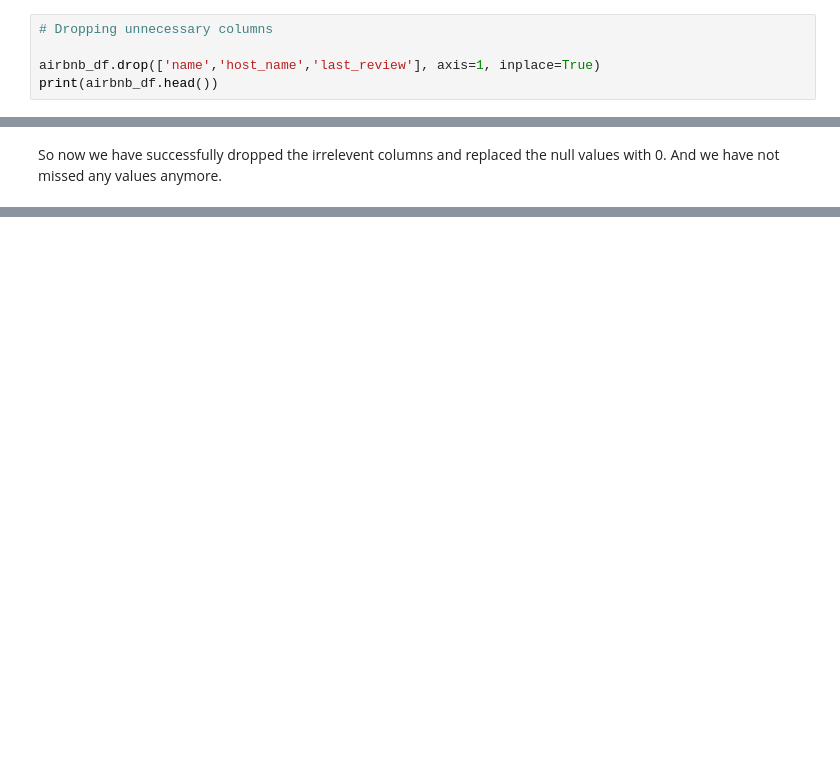
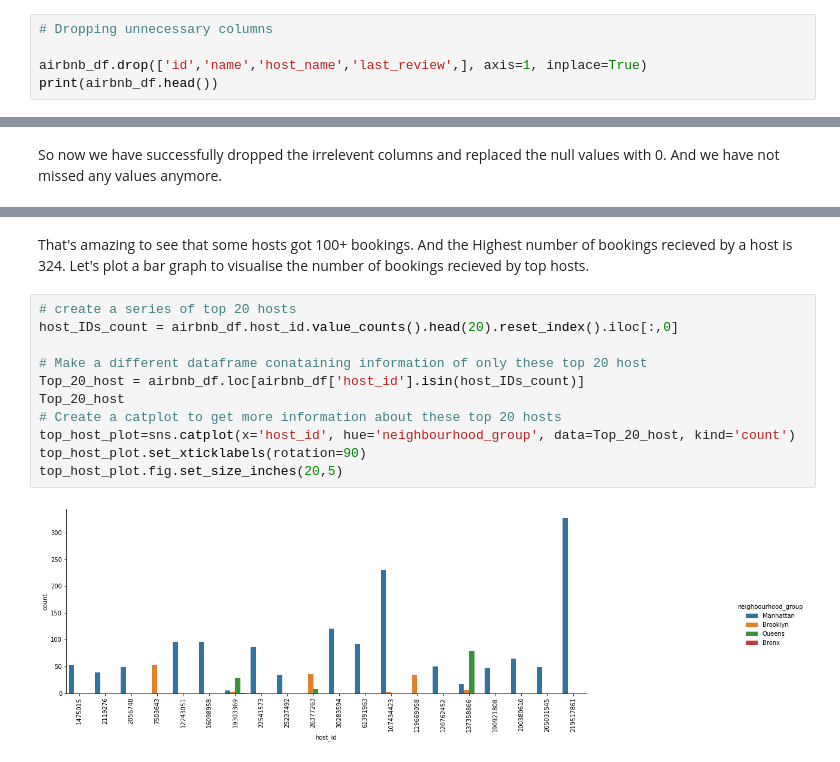
Before and after one commit to Anusha0907/Capstone_EDA, a Jupyter notebook: Copy_of_Airbnb_Bookings_Analysis_Capstone_Project.ipynb, the cells around one changed output, grey strips where cells are left out. Saved outputs shown, nothing was run; the diff lists cells and outputs as text; blank space fills up the shorter version.

```diff
--- a/Copy_of_Airbnb_Bookings_Analysis_Capstone_Project.ipynb
+++ b/Copy_of_Airbnb_Bookings_Analysis_Capstone_Project.ipynb
@@ -94,6 +116,6 @@ Based on the above summary we have the number of rows, number of columns, featur
 # %%
 # Dropping unnecessary columns
 
-airbnb_df.drop(['name','host_name','last_review'], axis=1, inplace=True)
+airbnb_df.drop(['id','name','host_name','last_review',], axis=1, inplace=True)
 print(airbnb_df.head())
 # %% [output]
@@ -162,0 +219,15 @@ plt.show()
+# %% [markdown]
+That's amazing to see that some hosts got 100+ bookings. And the Highest number of bookings recieved by a host is 324. Let's plot a bar graph to visualise the number of bookings recieved by top hosts.
+# %%
+# create a series of top 20 hosts
+host_IDs_count = airbnb_df.host_id.value_counts().head(20).reset_index().iloc[:,0]
+
+# Make a different dataframe conataining information of only these top 20 host
+Top_20_host = airbnb_df.loc[airbnb_df['host_id'].isin(host_IDs_count)]
+Top_20_host
+# Create a catplot to get more information about these top 20 hosts
+top_host_plot=sns.catplot(x='host_id', hue='neighbourhood_group', data=Top_20_host, kind='count')
+top_host_plot.set_xticklabels(rotation=90)
+top_host_plot.fig.set_size_inches(20,5)
+# %% [output]
+[figure, added]
```
Also changed, not shown: parts of 33 cells of this notebook.
